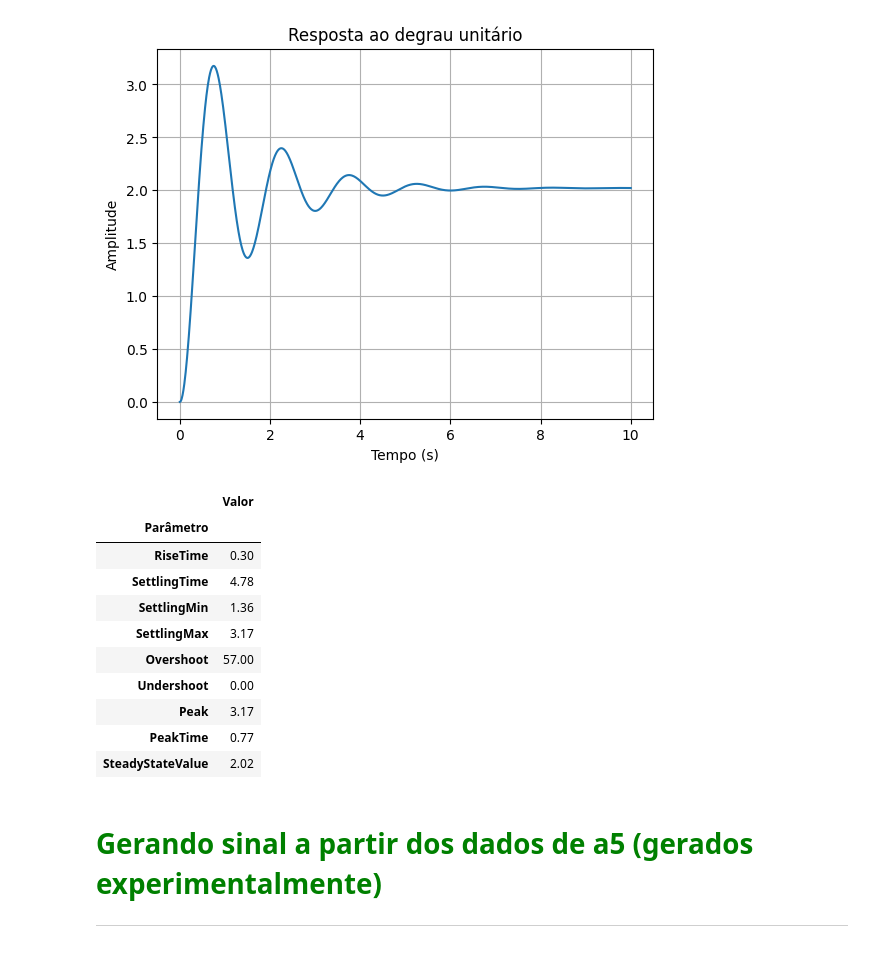
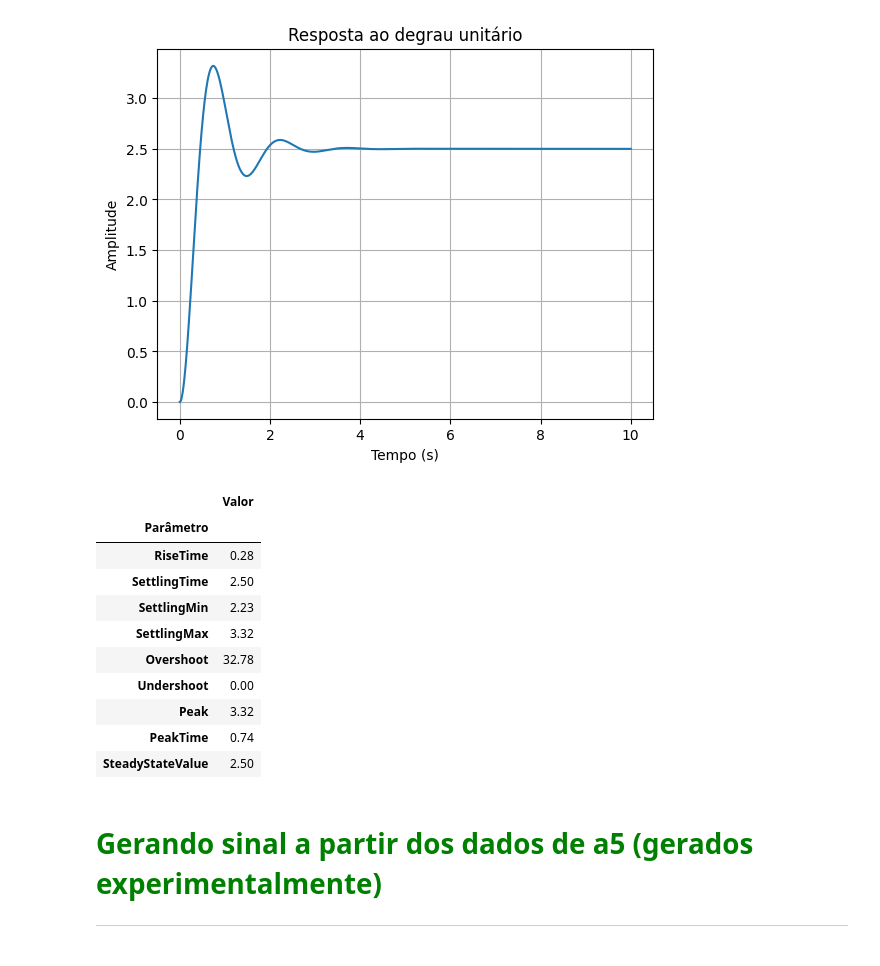
Before and after one commit to Batchuka/EoC-controle-automatico-IFES, a Jupyter notebook: PRT LAB 1 - Projeto de compensador para planta de pressao e nivel/Analise de conjunto de dados A5.ipynb, the cells around one changed output. Cells and saved outputs as stored; diff of their text form; code cells hidden in the pictures.

```diff
--- a/PRT LAB 1 - Projeto de compensador para planta de pressao e nivel/Analise de conjunto de dados A5.ipynb
+++ b/PRT LAB 1 - Projeto de compensador para planta de pressao e nivel/Analise de conjunto de dados A5.ipynb
@@ -27,52 +187,52 @@ import matplotlib.pyplot as plt
 import control
 
 # parâmetros calculados
-zeta = 0.174
-wn = 4.249
-k = 2.020
+zeta = 0.3346
+wn = 4.4971
+k = 2.5
 
 # definindo a função transferência
 num = [k*wn**2]
 den = [1, 2*zeta*wn, wn**2]
 G = control.tf(num, den)
 
 # construção do vetor de tempo
 t = np.linspace(0, 10, 1000)
 y_simulado, t_simulado = control.step_response(G,t)
 
 # configurações de plot
 plt.plot(y_simulado,t_simulado)
 plt.xlabel('Tempo (s)')
 plt.ylabel('Amplitude')
 plt.title('Resposta ao degrau unitário')
 plt.grid()
 plt.show()
 
 
 # Obter informações de desempenho
 info = control.step_info(G)
 
 # Criar um DataFrame a partir do dicionário com as informações de desempenho
 df_simulacao = pd.DataFrame.from_dict(info, orient='index', columns=['Valor'])
 df_simulacao.index.name = 'Parâmetro'
 
 # Formatar os valores como números com duas casas decimais
 df_simulacao_formatada = df_simulacao.applymap(lambda x: f'{x:.2f}')
 
 df_simulacao_formatada
 # %% [output]
-[figure, old version]
+[figure, new version]
 |  | Valor |
 | Parâmetro |  |
-| RiseTime | 0.30 |
-| SettlingTime | 4.78 |
-| SettlingMin | 1.36 |
-| SettlingMax | 3.17 |
-| Overshoot | 57.00 |
+| RiseTime | 0.28 |
+| SettlingTime | 2.50 |
+| SettlingMin | 2.23 |
+| SettlingMax | 3.32 |
+| Overshoot | 32.78 |
 | Undershoot | 0.00 |
-| Peak | 3.17 |
-| PeakTime | 0.77 |
-| SteadyStateValue | 2.02 |
+| Peak | 3.32 |
+| PeakTime | 0.74 |
+| SteadyStateValue | 2.50 |
 # %% [markdown]
 # <font color='green' style='font-size: 30px;'> Gerando sinal a partir dos dados de a5 (gerados experimentalmente)
  </font> <hr style='border: 2px solid green
```
Also changed, not shown: parts of 13 cells of this notebook, 2 other files.
